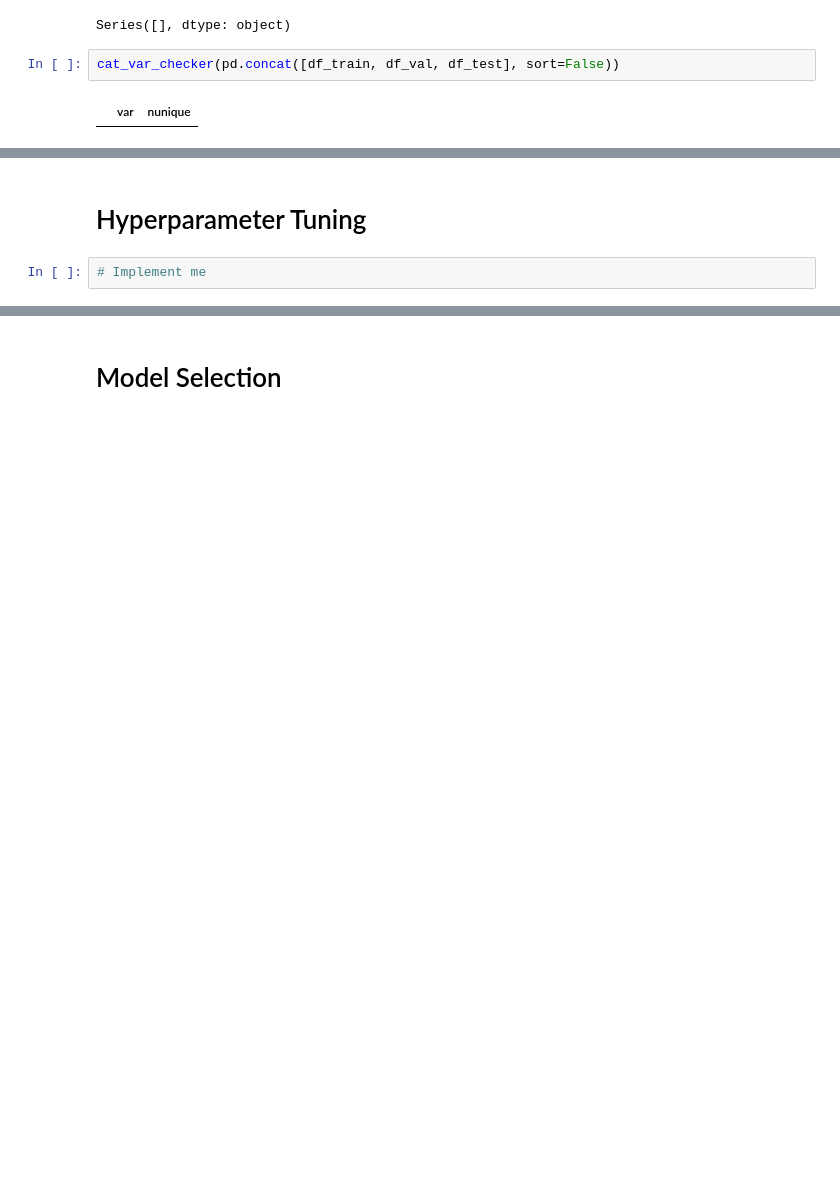
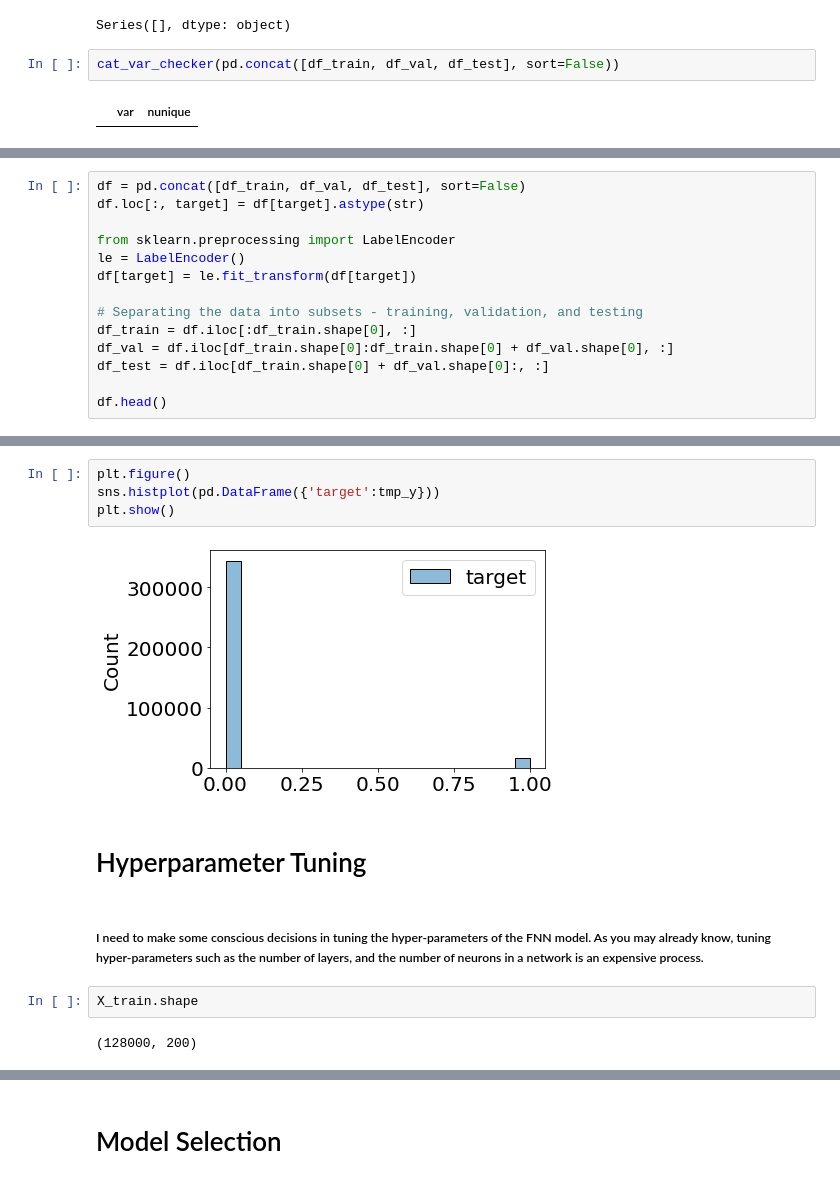
Before and after one commit to rajkumarcm/MachineLearning, a Jupyter notebook: Homework2/Homework_2.ipynb, the cells around one changed output, grey strips where cells are left out. Saved outputs shown, nothing was run; the diff lists cells and outputs as text; blank space fills up the shorter version.

```diff
--- a/Homework2/Homework_2.ipynb
+++ b/Homework2/Homework_2.ipynb
@@ -310,0 +316,14 @@ Name: target, Length: 128000, dtype: float64
+# %%
+df = pd.concat([df_train, df_val, df_test], sort=False)
+df.loc[:, target] = df[target].astype(str)
+
+from sklearn.preprocessing import LabelEncoder
+le = LabelEncoder()
+df[target] = le.fit_transform(df[target])
+
+# Separating the data into subsets - training, validation, and testing
+df_train = df.iloc[:df_train.shape[0], :]
+df_val = df.iloc[df_train.shape[0]:df_train.shape[0] + df_val.shape[0], :]
+df_test = df.iloc[df_train.shape[0] + df_val.shape[0]:, :]
+
+df.head()
@@ -311,4 +442,14 @@ Name: target, Length: 128000, dtype: float64
+# %%
+plt.figure()
+sns.histplot(pd.DataFrame({'target':tmp_y}))
+plt.show()
+# %% [output]
+[figure, added]
 # %% [markdown]
 # Hyperparameter Tuning
-# %%
-# Implement me
+# %% [markdown]
+##### I need to make some conscious decisions in tuning the hyper-parameters of the FNN model. As you may already know, tuning hyper-parameters such as the number of layers, and the number of neurons in a network is an expensive process.
+# %%
+X_train.shape
+# %% [output]
+(128000, 200)
```
Also changed, not shown: parts of 33 cells of this notebook.
